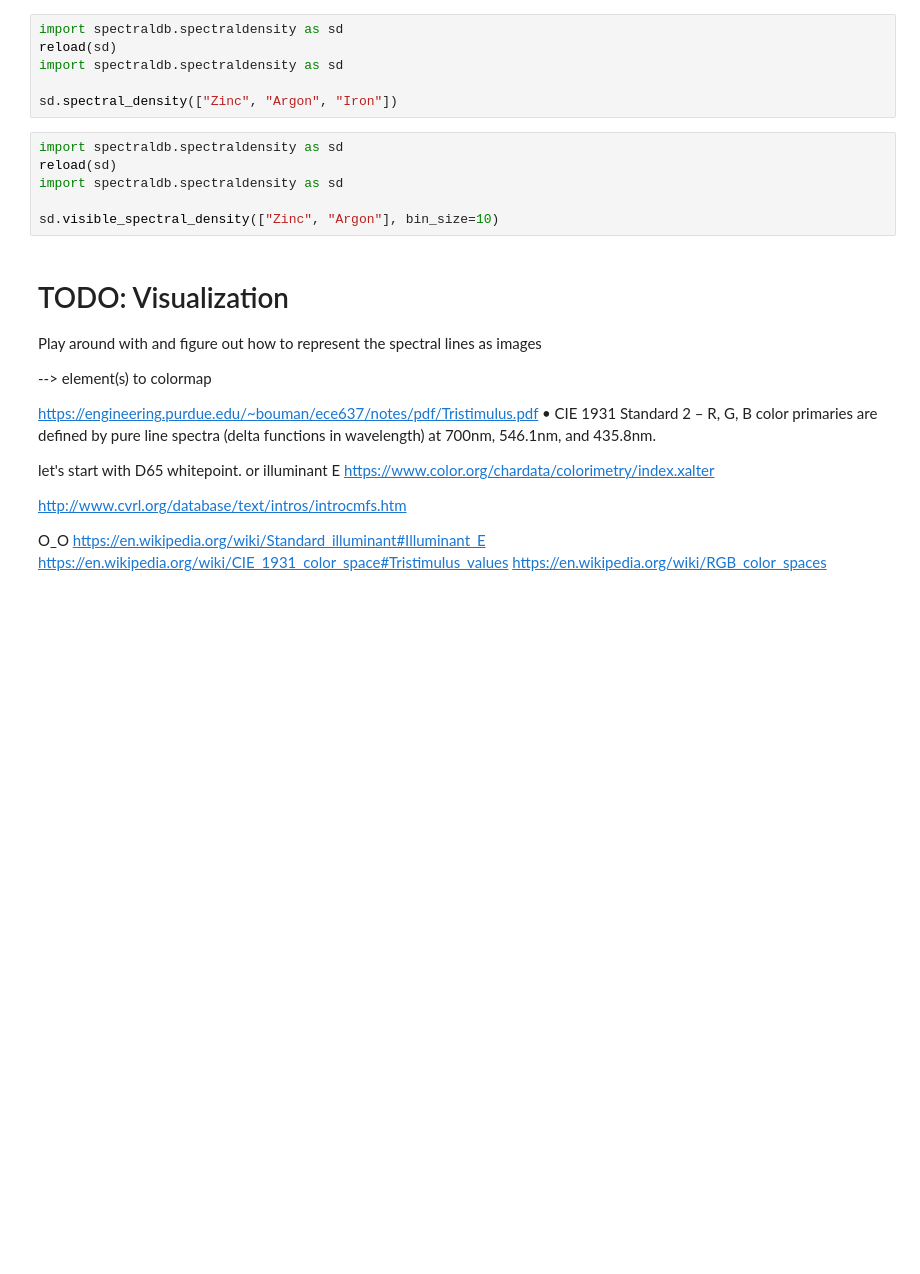
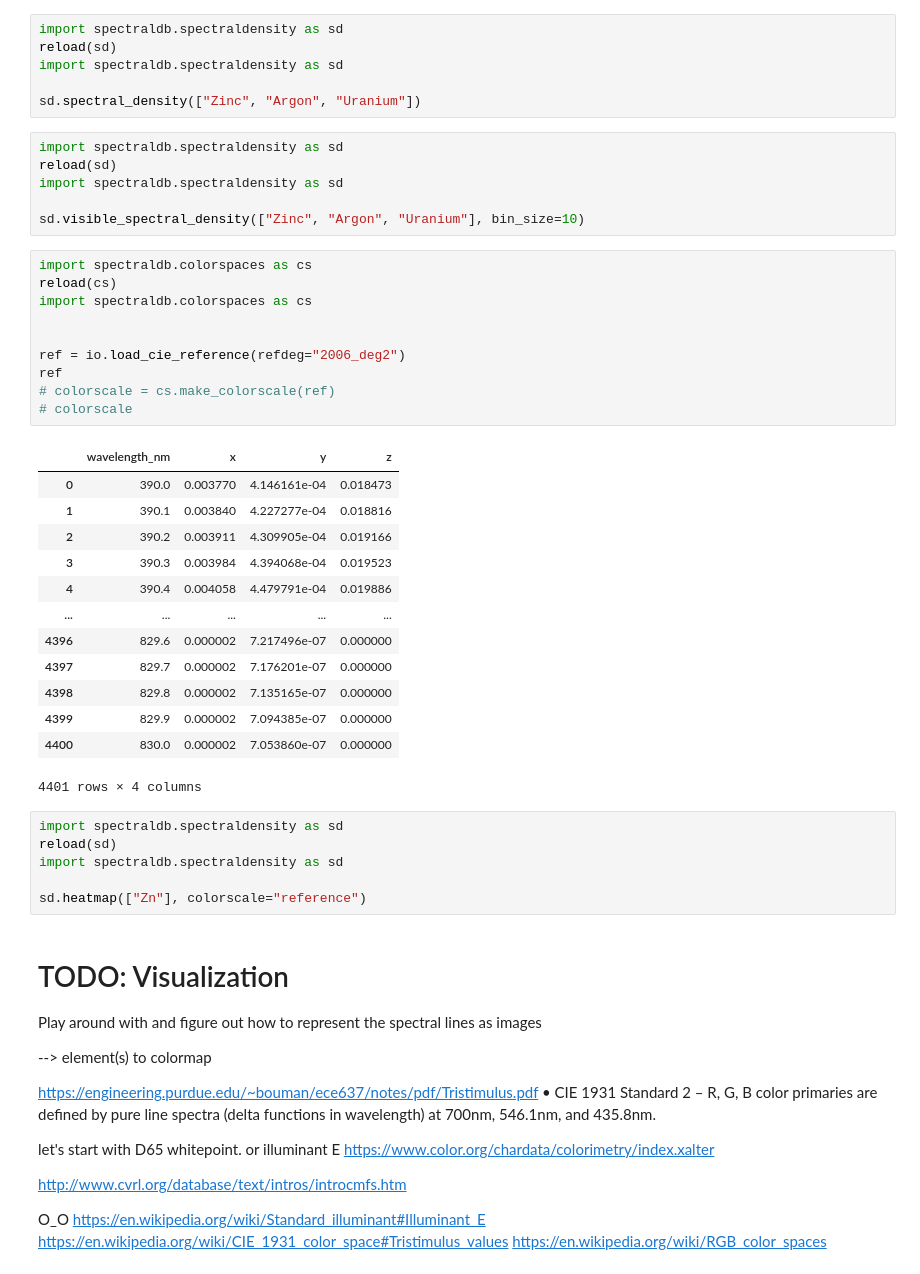
Before and after one commit to austinmarckx/SpectralDB, a Jupyter notebook: notebooks/viz.ipynb, the cells around one changed output. Cells and saved outputs as stored; diff of their text form; blank space fills up the shorter version.

Commit message:
forgot where I was. heatmap needs better data processing but viz is fine

```diff
--- a/notebooks/viz.ipynb
+++ b/notebooks/viz.ipynb
@@ -8,13 +15,43 @@ import spectraldb.spectraldensity as sd
 reload(sd)
 import spectraldb.spectraldensity as sd
 
-sd.spectral_density(["Zinc", "Argon", "Iron"])
+sd.spectral_density(["Zinc", "Argon", "Uranium"])
 # %%
 import spectraldb.spectraldensity as sd
 reload(sd)
 import spectraldb.spectraldensity as sd
 
-sd.visible_spectral_density(["Zinc", "Argon"], bin_size=10)
+sd.visible_spectral_density(["Zinc", "Argon", "Uranium"], bin_size=10)
+# %%
+import spectraldb.colorspaces as cs
+reload(cs)
+import spectraldb.colorspaces as cs
+
+
+ref = io.load_cie_reference(refdeg="2006_deg2")
+ref
+# colorscale = cs.make_colorscale(ref)
+# colorscale
+# %% [output]
+|  | wavelength_nm | x | y | z |
+| 0 | 390.0 | 0.003770 | 4.146161e-04 | 0.018473 |
+| 1 | 390.1 | 0.003840 | 4.227277e-04 | 0.018816 |
+| 2 | 390.2 | 0.003911 | 4.309905e-04 | 0.019166 |
+| 3 | 390.3 | 0.003984 | 4.394068e-04 | 0.019523 |
+| 4 | 390.4 | 0.004058 | 4.479791e-04 | 0.019886 |
+| ... | ... | ... | ... | ... |
+| 4396 | 829.6 | 0.000002 | 7.217496e-07 | 0.000000 |
+| 4397 | 829.7 | 0.000002 | 7.176201e-07 | 0.000000 |
+| 4398 | 829.8 | 0.000002 | 7.135165e-07 | 0.000000 |
+| 4399 | 829.9 | 0.000002 | 7.094385e-07 | 0.000000 |
+| 4400 | 830.0 | 0.000002 | 7.053860e-07 | 0.000000 |
+4401 rows × 4 columns
+# %%
+import spectraldb.spectraldensity as sd
+reload(sd)
+import spectraldb.spectraldensity as sd
+
+sd.heatmap(["Zn"], colorscale="reference")
 # %% [markdown]
 # TODO: Visualization
 
```
Also changed, not shown: parts of 2 cells of this notebook, 7 other files.
